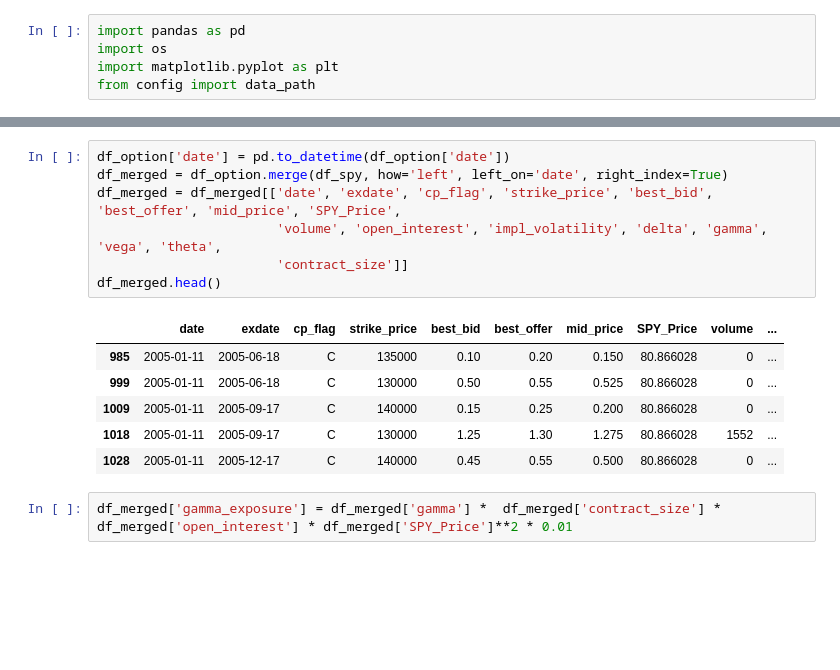
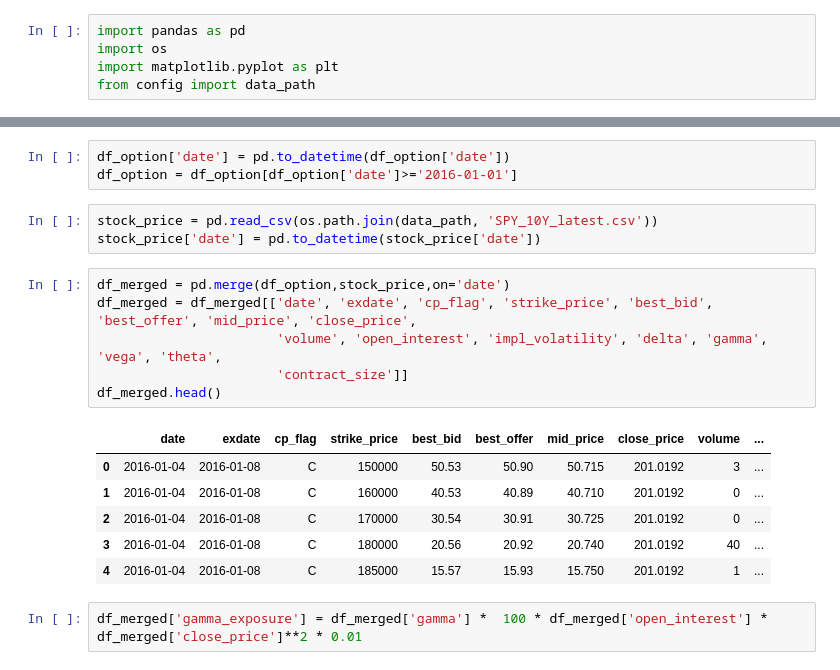
Before and after one commit to yifandill/Gamma_Exposure_Quant_Research, a Jupyter notebook: src/GEX_calculation.ipynb, the cells around one changed output, grey strips where cells are left out. Drawn from its saved outputs; the diff is of its cells as text; blank space fills up the shorter version.

```diff
--- a/src/GEX_calculation.ipynb
+++ b/src/GEX_calculation.ipynb
@@ -65,19 +45,24 @@ DatetimeIndex(['2004-01-02', '2004-01-05', '2004-01-06', '2004-01-07',
+# %%
+df_option['date'] = pd.to_datetime(df_option['date'])
+df_option = df_option[df_option['date']>='2016-01-01']
+# %%
+stock_price = pd.read_csv(os.path.join(data_path, 'SPY_10Y_latest.csv'))
+stock_price['date'] = pd.to_datetime(stock_price['date'])
 # %%
-df_option['date'] = pd.to_datetime(df_option['date'])
-df_merged = df_option.merge(df_spy, how='left', left_on='date', right_index=True)
-df_merged = df_merged[['date', 'exdate', 'cp_flag', 'strike_price', 'best_bid', 'best_offer', 'mid_price', 'SPY_Price',
+df_merged = pd.merge(df_option,stock_price,on='date')
+df_merged = df_merged[['date', 'exdate', 'cp_flag', 'strike_price', 'best_bid', 'best_offer', 'mid_price', 'close_price',
                        'volume', 'open_interest', 'impl_volatility', 'delta', 'gamma', 'vega', 'theta',
                        'contract_size']]
 df_merged.head()
 # %% [output]
-|  | date | exdate | cp_flag | strike_price | best_bid | best_offer | mid_price | SPY_Price | volume | ... |
-| 985 | 2005-01-11 | 2005-06-18 | C | 135000 | 0.10 | 0.20 | 0.150 | 80.866028 | 0 | ... |
-| 999 | 2005-01-11 | 2005-06-18 | C | 130000 | 0.50 | 0.55 | 0.525 | 80.866028 | 0 | ... |
-| 1009 | 2005-01-11 | 2005-09-17 | C | 140000 | 0.15 | 0.25 | 0.200 | 80.866028 | 0 | ... |
-| 1018 | 2005-01-11 | 2005-09-17 | C | 130000 | 1.25 | 1.30 | 1.275 | 80.866028 | 1552 | ... |
-| 1028 | 2005-01-11 | 2005-12-17 | C | 140000 | 0.45 | 0.55 | 0.500 | 80.866028 | 0 | ... |
+|  | date | exdate | cp_flag | strike_price | best_bid | best_offer | mid_price | close_price | volume | ... |
+| 0 | 2016-01-04 | 2016-01-08 | C | 150000 | 50.53 | 50.90 | 50.715 | 201.0192 | 3 | ... |
+| 1 | 2016-01-04 | 2016-01-08 | C | 160000 | 40.53 | 40.89 | 40.710 | 201.0192 | 0 | ... |
+| 2 | 2016-01-04 | 2016-01-08 | C | 170000 | 30.54 | 30.91 | 30.725 | 201.0192 | 0 | ... |
+| 3 | 2016-01-04 | 2016-01-08 | C | 180000 | 20.56 | 20.92 | 20.740 | 201.0192 | 40 | ... |
+| 4 | 2016-01-04 | 2016-01-08 | C | 185000 | 15.57 | 15.93 | 15.750 | 201.0192 | 1 | ... |
 # %%
-df_merged['gamma_exposure'] = df_merged['gamma'] *  df_merged['contract_size'] * df_merged['open_interest'] * df_merged['SPY_Price']**2 * 0.01
+df_merged['gamma_exposure'] = df_merged['gamma'] *  100 * df_merged['open_interest'] * df_merged['close_price']**2 * 0.01
 # %%
 call_gamma = df_merged[df_merged['cp_flag'] == 'C'].groupby('date')['gamma_exposure'].sum()
 put_gamma = df_merged[df_merged['cp_flag'] == 'P'].groupby('date')['gamma_exposure'].sum()
```
Also changed, not shown: parts of 9 cells of this notebook.
